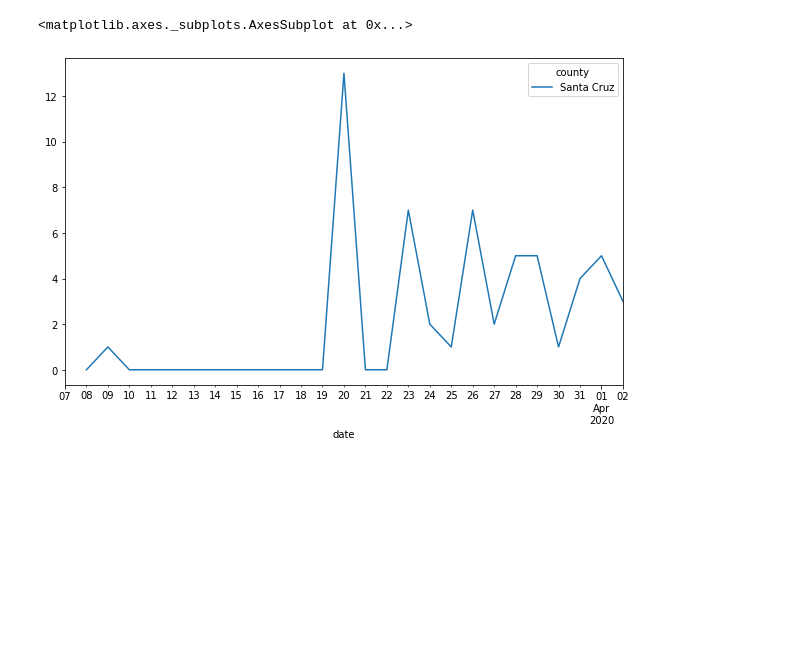
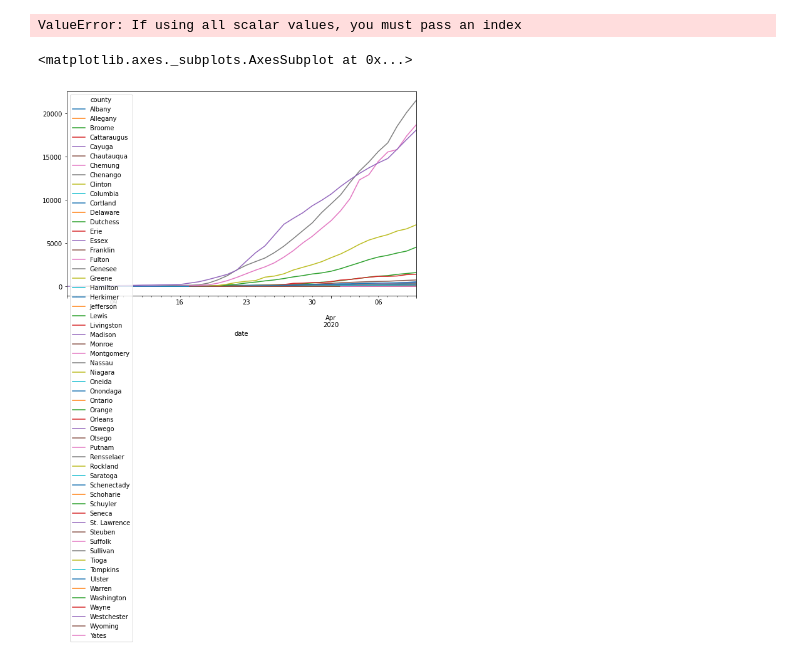
Before and after one commit to mike-matera/covid-19-data, a Jupyter notebook: analysis.ipynb, the cells around one changed output. Drawn from its saved outputs; the diff is of its cells as text; code cells hidden in the pictures; blank space fills up the shorter version.

```diff
--- a/analysis.ipynb
+++ b/analysis.ipynb
@@ -3,22 +6,32 @@ import pandas as pd
+# %%
+#fig = data[data['county'] == 'New York City']['cases']
+sc = data[(data['county'] == 'Santa Cruz') & (data['state'] == 'California')]
+ny = data[(data['county'] == 'New York City')]
+
+df = pd.DataFrame({
+    "New York": ny,
+})
+df.plot(figsize=(10,6))
+# %% [output]
+ValueError: If using all scalar values, you must pass an index
 # %%
-data = pd.read_csv('us-counties.csv', parse_dates=['date'], index_col='date')
 
-county = 'Santa Cruz'
-state = 'California'
+county = ''
+state = 'New York'
 
 fips = set()
 for row in data.itertuples():
     if county in row.county and state in row.state:
         if not math.isnan(row.fips):
             fips.add(str(row.fips))
 
 
 fig = data.query(f"fips in [{','.join(fips)}]") \
     .pivot(columns='county', values='cases') \
-    .diff()
+    #.diff()
 
 fig.plot(figsize=(10,6))
 #fig
 # %% [output]
 <matplotlib.axes._subplots.AxesSubplot at 0x...>
-[figure, old version]
+[figure, new version]
```
Also changed, not shown: parts of 2 cells of this notebook, 1 other file.
